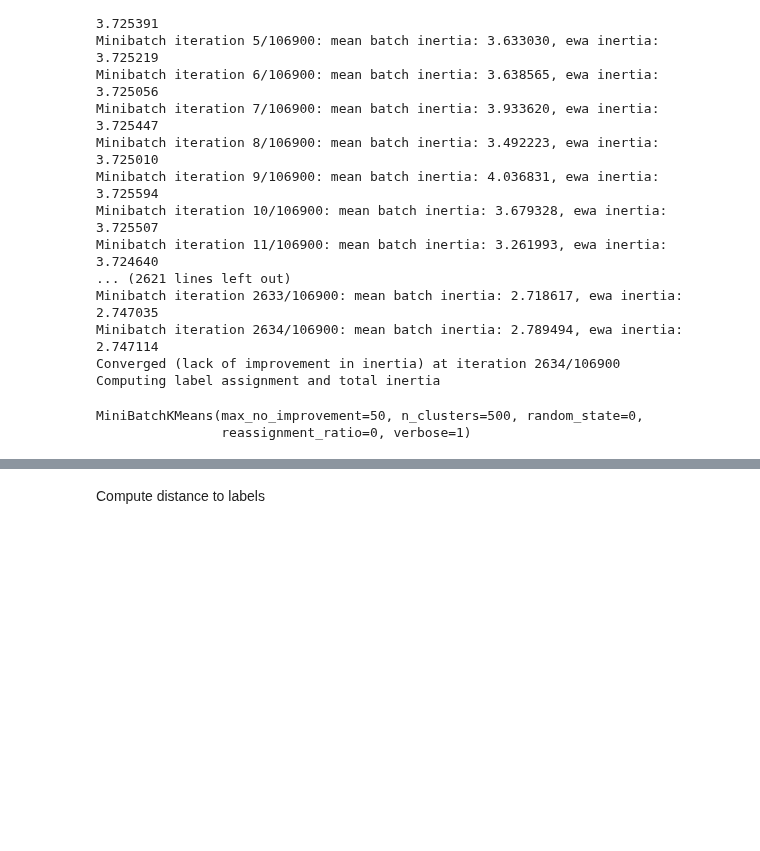
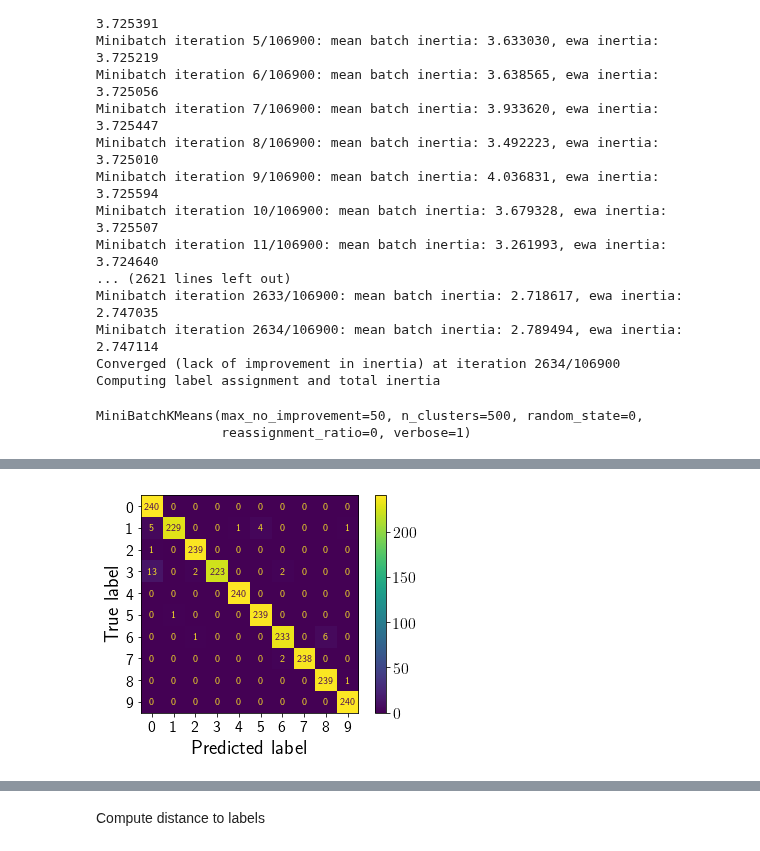
Before and after one commit to PlasmaControl/PyRCN, a Jupyter notebook: examples/spoken_digit_recognition.ipynb, the cells around one changed output, grey strips where cells are left out. Cells and saved outputs as stored; diff of their text form; code cells hidden in the pictures; blank space fills up the shorter version.

```diff
--- a/examples/spoken_digit_recognition.ipynb
+++ b/examples/spoken_digit_recognition.ipynb
@@ -683,0 +216,8 @@ MiniBatchKMeans(max_no_improvement=50, n_clusters=500, random_state=0,
+# %%
+base_esn_rand = ESNRegressor(k_in=-1, input_scaling=0.3, spectral_radius=0.0, bias=0.0, leakage=0.1, reservoir_size=500,
+                             k_res=10, reservoir_activation='tanh', teacher_scaling=1.0, teacher_shift=0.0,
+                             bi_directional=False, solver='ridge', beta=1e-3, random_state=1)
+
+base_esn_kmeans = ESNRegressor(k_in=10, input_scaling=0.4, spectral_radius=0.0, bias=1.3, leakage=0.1, reservoir_size=500,
+                               k_res=5, reservoir_activation='tanh', teacher_scaling=1.0, teacher_shift=0.0,
+                               bi_directional=False, solver='ridge', beta=1e-3, random_state=1)
@@ -683,0 +260,73 @@ MiniBatchKMeans(max_no_improvement=50, n_clusters=500, random_state=0,
+# %%
+Y_true_train = []
+Y_pred_train = []
+mse_train = []
+mse_test = []
+with tqdm(total=len(X_train_scaled)) as pbar:
+    for X, y in zip(X_train_scaled, y_train):
+        Y_true_train.append(y)
+        y_pred = esn_rand.predict(X=X, keep_reservoir_state=False)
+        Y_pred_train.append(np.argmax(y_pred.sum(axis=0)))
+        y = enc.transform(np.asarray(y).reshape(1, -1))
+        y = np.repeat(np.atleast_2d(y), repeats=X.shape[0], axis=0)
+        mse_train.append(mean_squared_error(y, y_pred))
+        pbar.update(1)
+cm = confusion_matrix(Y_true_train, Y_pred_train)
+cm_display = ConfusionMatrixDisplay(cm, display_labels=[0, 1, 2, 3, 4, 5, 6, 7, 8, 9]).plot()
+print("Classification training report for estimator %s:\n%s\n" % (esn_rand, classification_report(Y_true_train, Y_pred_train, digits=10)))
+print("MSE training: %f\n" % (np.mean(mse_train)))
+
+Y_true_test = []
+Y_pred_test = []
+mse_test = []
+with tqdm(total=len(X_test_scaled)) as pbar:
+    for X, y in zip(X_test_scaled, y_test):
+        Y_true_test.append(y)
+        y_pred = esn_rand.predict(X=X, keep_reservoir_state=False)
+        Y_pred_test.append(np.argmax(y_pred.sum(axis=0)))
+        y = enc.transform(np.asarray(y).reshape(1, -1))
+        y = np.repeat(np.atleast_2d(y), repeats=X.shape[0], axis=0)
+        mse_test.append(mean_squared_error(y, y_pred))
+        pbar.update(1)
+cm = confusion_matrix(Y_true_test, Y_pred_test)
+cm_display = ConfusionMatrixDisplay(cm, display_labels=[0, 1, 2, 3, 4, 5, 6, 7, 8, 9]).plot()
+print("Classification test report for estimator %s:\n%s\n" % (esn_rand, classification_report(Y_true_test, Y_pred_test, digits=10)))
+print("MSE test: %f\n" % (np.mean(mse_test)))
+
+
+Y_true_train = []
+Y_pred_train = []
+mse_train = []
+mse_test = []
+with tqdm(total=len(X_train_scaled)) as pbar:
+    for X, y in zip(X_train_scaled, y_train):
+        Y_true_train.append(y)
+        y_pred = esn_kmeans.predict(X=X, keep_reservoir_state=False)
+        Y_pred_train.append(np.argmax(y_pred.sum(axis=0)))
+        y = enc.transform(np.asarray(y).reshape(1, -1))
+        y = np.repeat(np.atleast_2d(y), repeats=X.shape[0], axis=0)
+        mse_train.append(mean_squared_error(y, y_pred))
+        pbar.update(1)
+cm = confusion_matrix(Y_true_train, Y_pred_train)
+cm_display = ConfusionMatrixDisplay(cm, display_labels=[0, 1, 2, 3, 4, 5, 6, 7, 8, 9]).plot()
+print("Classification training report for estimator %s:\n%s\n" % (esn_kmeans, classification_report(Y_true_train, Y_pred_train, digits=10)))
+print("MSE training: %f\n" % (np.mean(mse_train)))
+
+Y_true_test = []
+Y_pred_test = []
+mse_test = []
+with tqdm(total=len(X_test_scaled)) as pbar:
+    for X, y in zip(X_test_scaled, y_test):
+        Y_true_test.append(y)
+        y_pred = esn_kmeans.predict(X=X, keep_reservoir_state=False)
+        Y_pred_test.append(np.argmax(y_pred.sum(axis=0)))
+        y = enc.transform(np.asarray(y).reshape(1, -1))
+        y = np.repeat(np.atleast_2d(y), repeats=X.shape[0], axis=0)
+        mse_test.append(mean_squared_error(y, y_pred))
+        pbar.update(1)
+cm = confusion_matrix(Y_true_test, Y_pred_test)
+cm_display = ConfusionMatrixDisplay(cm, display_labels=[0, 1, 2, 3, 4, 5, 6, 7, 8, 9]).plot()
+print("Classification test report for estimator %s:\n%s\n" % (esn_kmeans, classification_report(Y_true_test, Y_pred_test, digits=10)))
+print("MSE test: %f\n" % (np.mean(mse_test)))
+plt.show()
+# %% [output]
@@ -683,0 +401 @@ MiniBatchKMeans(max_no_improvement=50, n_clusters=500, random_state=0,
+[figure, added]
```
Also changed, not shown: parts of 47 cells of this notebook, 2 other files.
